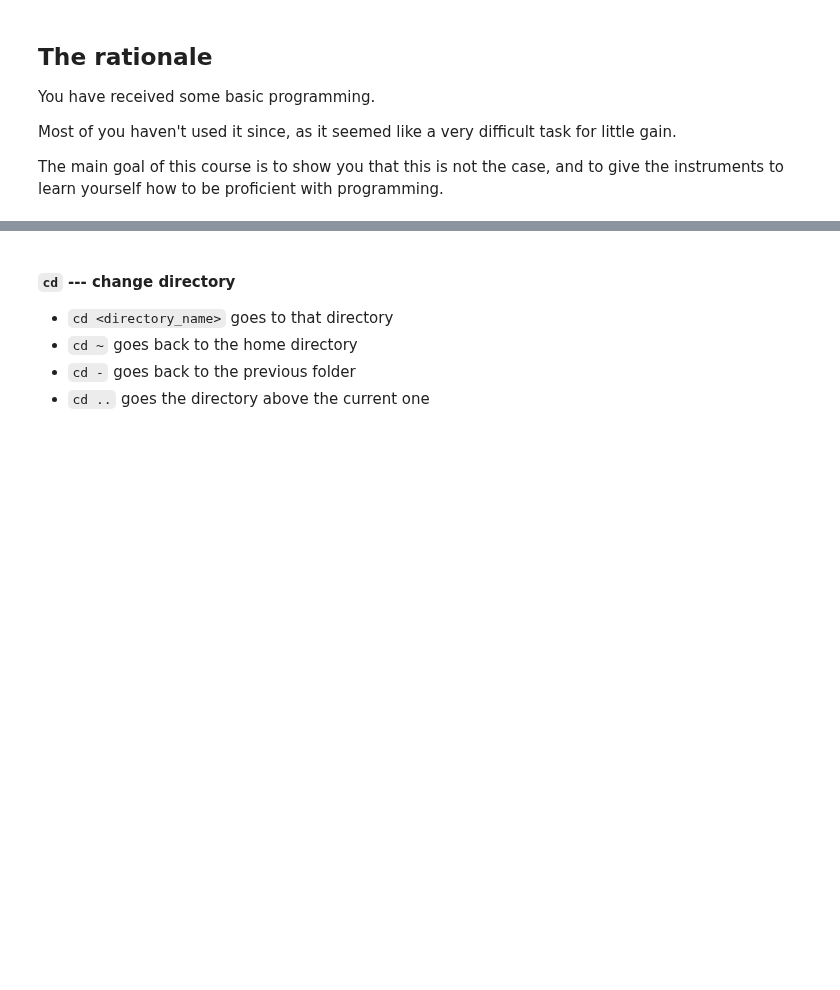
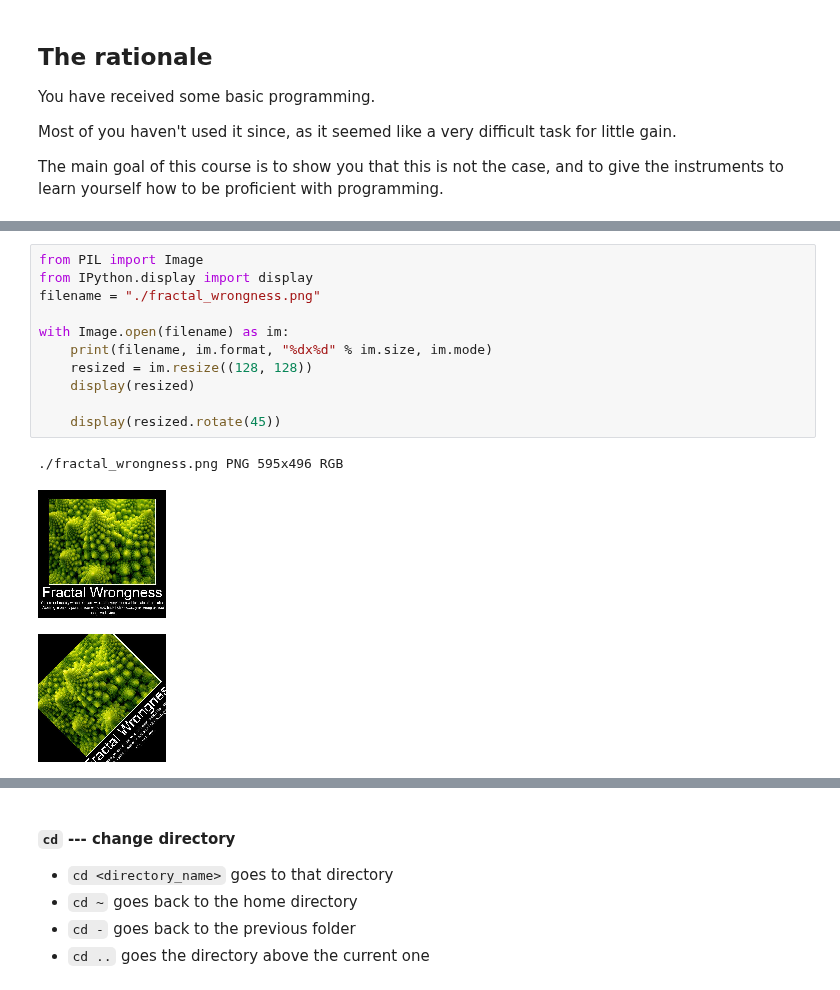
Before and after one commit to UniboDIFABiophysics/programmingCourseDIFA, a Jupyter notebook: Lesson 1 - introduction.ipynb, the cells around one changed output, grey strips where cells are left out. Saved outputs shown, nothing was run; the diff lists cells and outputs as text; blank space fills up the shorter version.

```diff
--- a/Lesson 1 - introduction.ipynb
+++ b/Lesson 1 - introduction.ipynb
@@ -61,0 +292,15 @@ The main goal of this course is to show you that this is not the case, and to gi
+# %%
+from PIL import Image
+from IPython.display import display
+filename = "./fractal_wrongness.png"
+
+with Image.open(filename) as im:
+    print(filename, im.format, "%dx%d" % im.size, im.mode)
+    resized = im.resize((128, 128))
+    display(resized)
+
+    display(resized.rotate(45))
+# %% [output]
+./fractal_wrongness.png PNG 595x496 RGB
+[figure, added]
+[figure, added]
```
Also changed, not shown: parts of 55 cells of this notebook, 6 other files.
